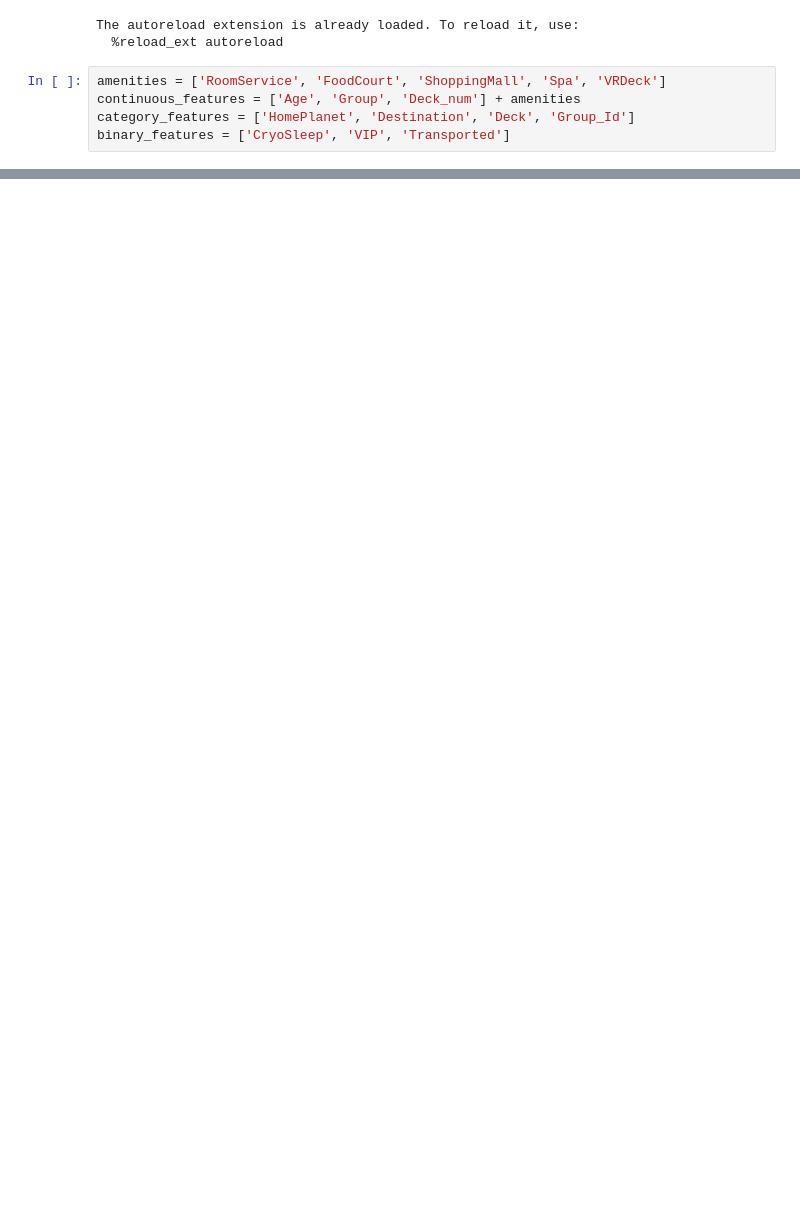
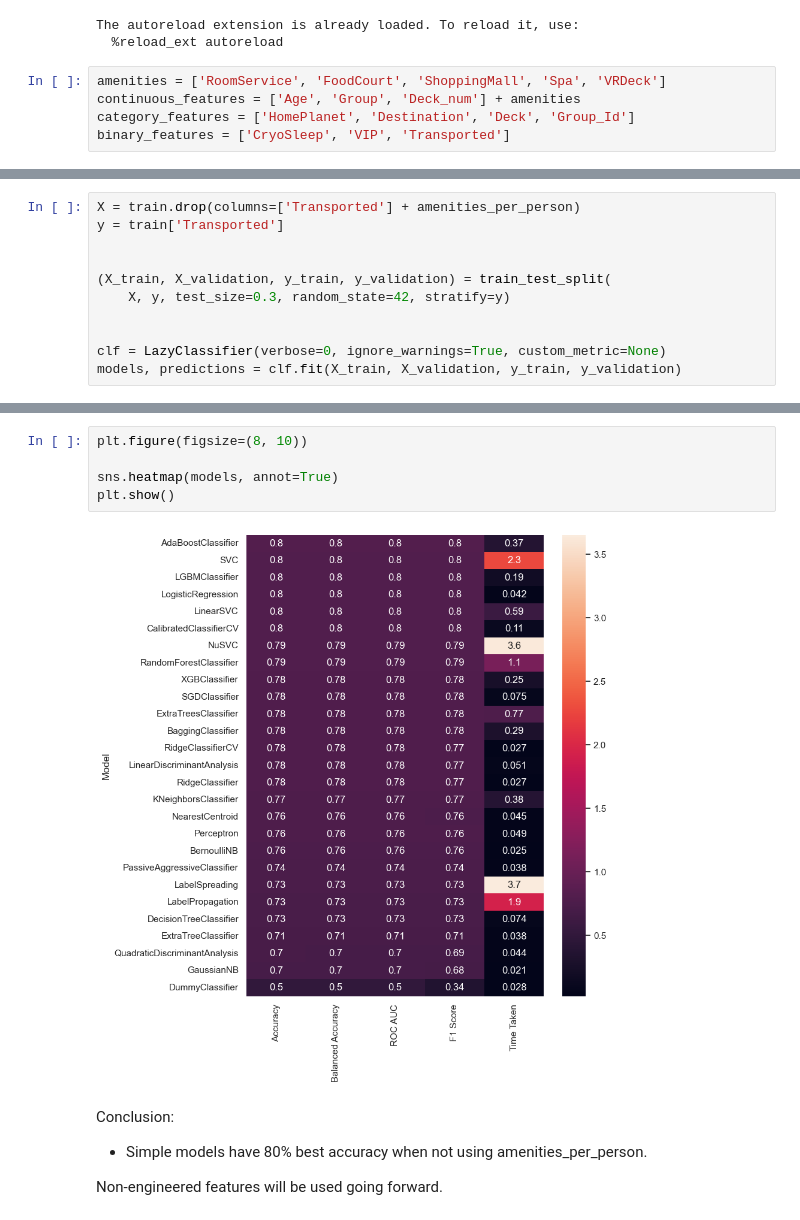
Before and after one commit to gkukse/Spaceship_Titanic, a Jupyter notebook: Model.ipynb, the cells around one changed output, grey strips where cells are left out. Drawn from its saved outputs; the diff is of its cells as text; blank space fills up the shorter version.

```diff
--- a/Model.ipynb
+++ b/Model.ipynb
@@ -489,0 +133,11 @@ plt.show()
+# %%
+X = train.drop(columns=['Transported'] + amenities_per_person)
+y = train['Transported']
+
+
+(X_train, X_validation, y_train, y_validation) = train_test_split(
+    X, y, test_size=0.3, random_state=42, stratify=y)
+
+
+clf = LazyClassifier(verbose=0, ignore_warnings=True, custom_metric=None)
+models, predictions = clf.fit(X_train, X_validation, y_train, y_validation)
@@ -489,0 +152,12 @@ plt.show()
+# %%
+plt.figure(figsize=(8, 10))
+
+sns.heatmap(models, annot=True)
+plt.show()
+# %% [output]
+[figure, added]
+# %% [markdown]
+Conclusion:
+* Simple models have 80% best accuracy when not using amenities_per_person.
+
+Non-engineered features will be used going forward.
```
Also changed, not shown: parts of 80 cells of this notebook, 2 other files.
